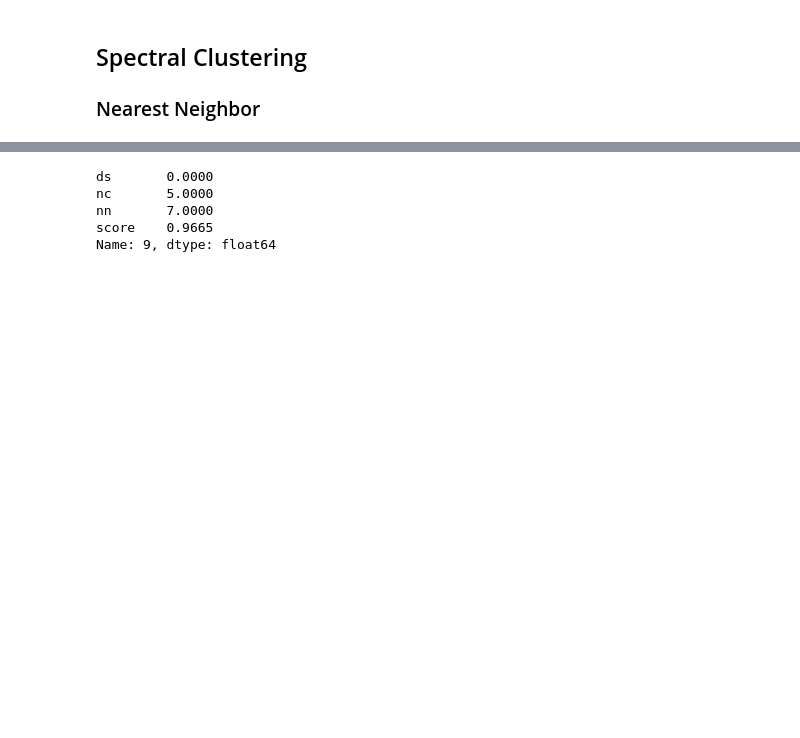
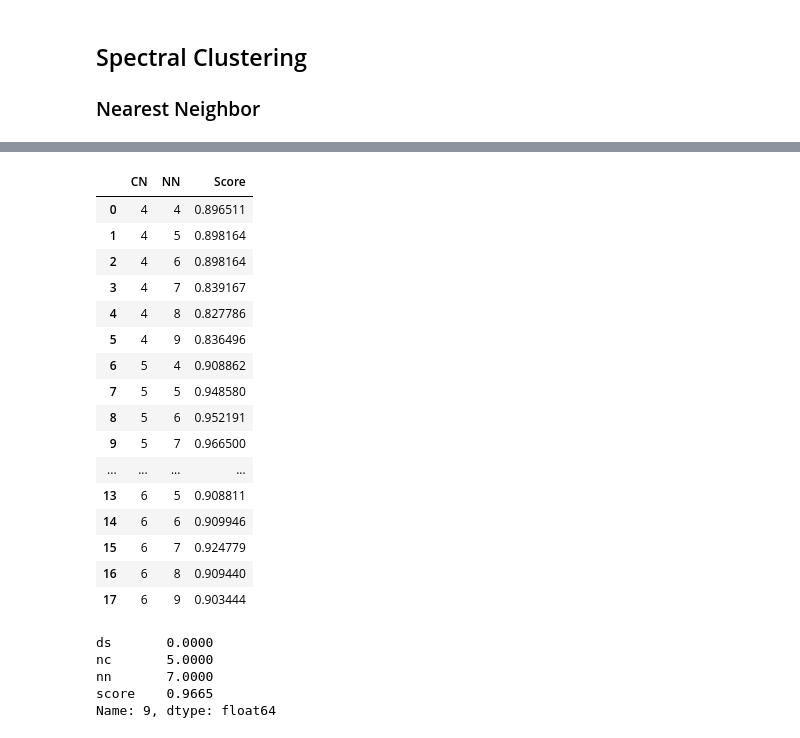
Before and after one commit to 4llu/data-mining-course, a Jupyter notebook: genedata.ipynb, the cells around one changed output, grey strips where cells are left out. Saved outputs shown, nothing was run; the diff lists cells and outputs as text; code cells hidden in the pictures; blank space fills up the shorter version.

```diff
--- a/genedata.ipynb
+++ b/genedata.ipynb
@@ -281,4 +321,24 @@ for data_set_num, dt in enumerate([data_ss]): # Data preprocess type
 [0, 6, 9, 0.9034440233920327]
+# %%
+pd.DataFrame(scores_spc_nn_2, columns = ["dt", "CN", "NN", "Score"]).iloc[:, 1:4]
+# %% [output]
+|  | CN | NN | Score |
+| 0 | 4 | 4 | 0.896511 |
+| 1 | 4 | 5 | 0.898164 |
+| 2 | 4 | 6 | 0.898164 |
+| 3 | 4 | 7 | 0.839167 |
+| 4 | 4 | 8 | 0.827786 |
+| 5 | 4 | 9 | 0.836496 |
+| 6 | 5 | 4 | 0.908862 |
+| 7 | 5 | 5 | 0.948580 |
+| 8 | 5 | 6 | 0.952191 |
+| 9 | 5 | 7 | 0.966500 |
+| ... | ... | ... | ... |
+| 13 | 6 | 5 | 0.908811 |
+| 14 | 6 | 6 | 0.909946 |
+| 15 | 6 | 7 | 0.924779 |
+| 16 | 6 | 8 | 0.909440 |
+| 17 | 6 | 9 | 0.903444 |
 # %%
 df_spc_nn_2 = pd.DataFrame(data = scores_spc_nn_2, columns = ["ds", "nc", "nn", "score"])
 df_spc_nn_2.iloc[df_spc_nn_2["score"].idxmax(),:]
```
Also changed, not shown: parts of 13 cells of this notebook, 3 other files.
